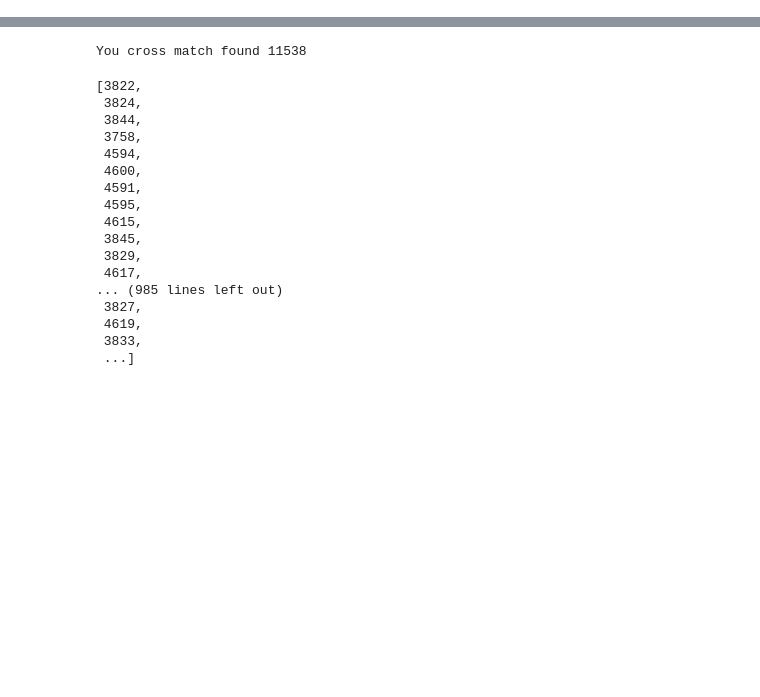
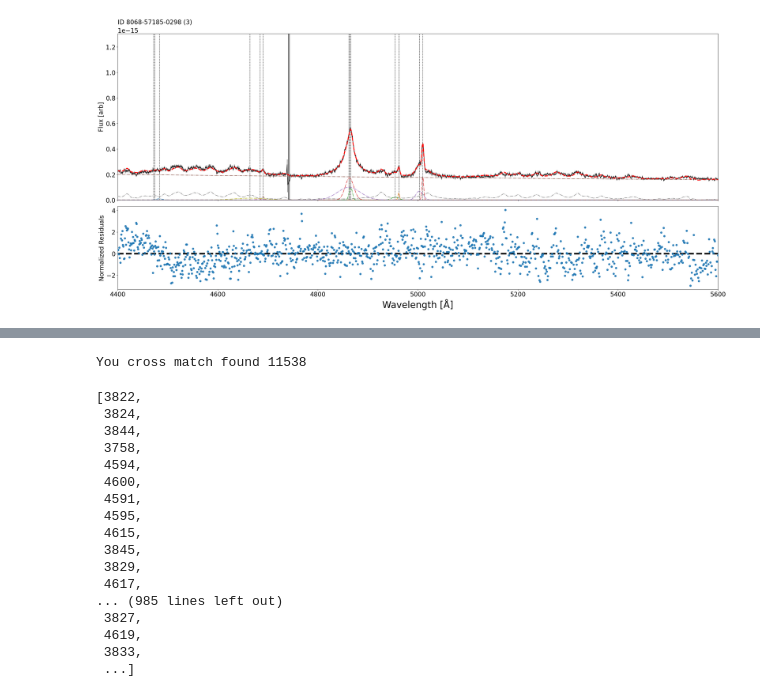
Before and after one commit to felavila/sheap, a Jupyter notebook: notebooks/building_complex_regions.ipynb, the cells around one changed output, grey strips where cells are left out. Cells and saved outputs as stored; diff of their text form; code cells hidden in the pictures; blank space fills up the shorter version.

```diff
--- a/notebooks/building_complex_regions.ipynb
+++ b/notebooks/building_complex_regions.ipynb
@@ -23,0 +193,4 @@ path_dr16 = "/home/favila/smbh_mass/dr16"
+# %%
+region_plot.plot(3,add_name=False)#207
+# %% [output]
+[figure, added]
```
Also changed, not shown: parts of 52 cells of this notebook, 20 other files.
